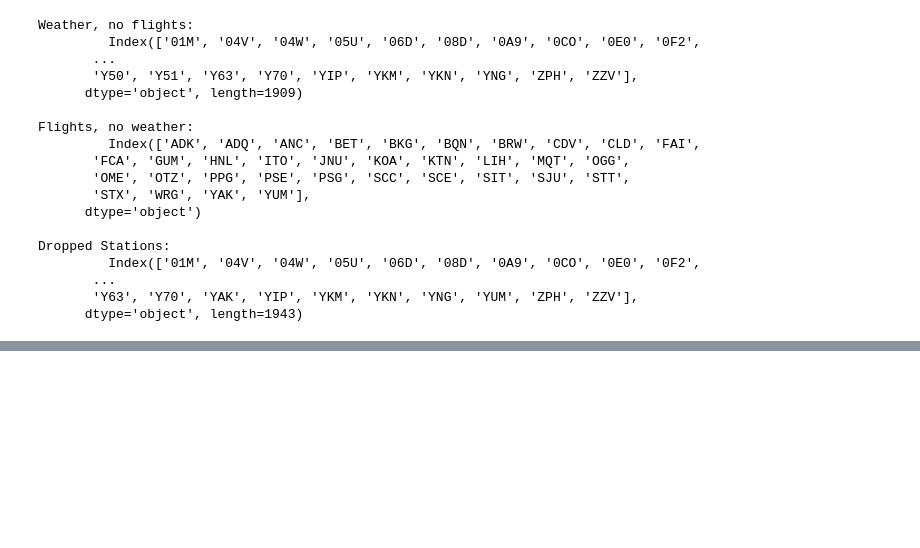
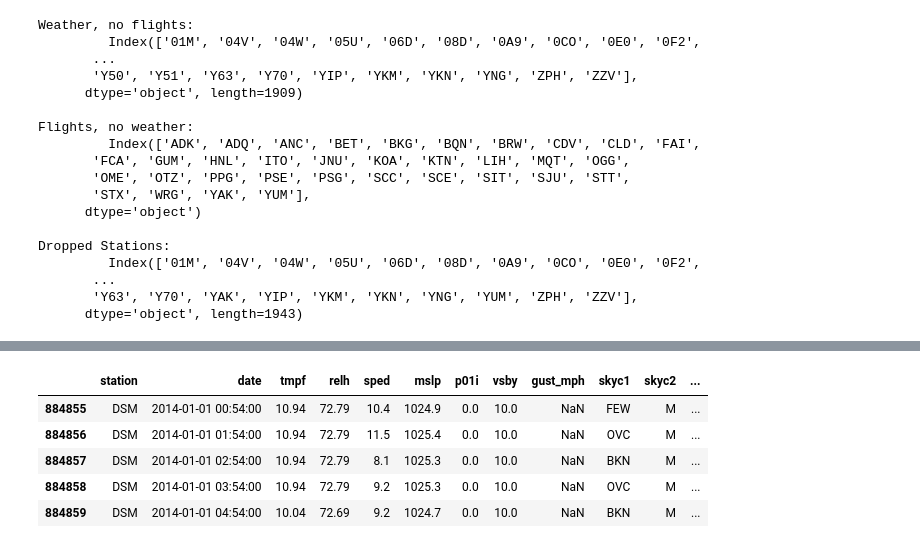
Before and after one commit to gr4vytr0n/pandas_, a Jupyter notebook: modern/part3.ipynb, the cells around one changed output, grey strips where cells are left out. Cells and saved outputs as stored; diff of their text form; code cells hidden in the pictures; blank space fills up the shorter version.

Commit message:
modern pandas indexing exercises

```diff
--- a/modern/part3.ipynb
+++ b/modern/part3.ipynb
@@ -153,0 +165,11 @@ Dropped Stations:
+# %%
+# above indexing can be achieved with boolean masks
+weather2 = weather.reset_index()
+weather2[weather2['station'] == 'DSM'].head()
+# %% [output]
+|  | station | date | tmpf | relh | sped | mslp | p01i | vsby | gust_mph | skyc1 | skyc2 | ... |
+| 884855 | DSM | 2014-01-01 00:54:00 | 10.94 | 72.79 | 10.4 | 1024.9 | 0.0 | 10.0 | NaN | FEW | M | ... |
+| 884856 | DSM | 2014-01-01 01:54:00 | 10.94 | 72.79 | 11.5 | 1025.4 | 0.0 | 10.0 | NaN | OVC | M | ... |
+| 884857 | DSM | 2014-01-01 02:54:00 | 10.94 | 72.79 | 8.1 | 1025.3 | 0.0 | 10.0 | NaN | BKN | M | ... |
+| 884858 | DSM | 2014-01-01 03:54:00 | 10.94 | 72.79 | 9.2 | 1025.3 | 0.0 | 10.0 | NaN | OVC | M | ... |
+| 884859 | DSM | 2014-01-01 04:54:00 | 10.04 | 72.69 | 9.2 | 1024.7 | 0.0 | 10.0 | NaN | BKN | M | ... |
```
Also changed, not shown: parts of 5 cells of this notebook.
